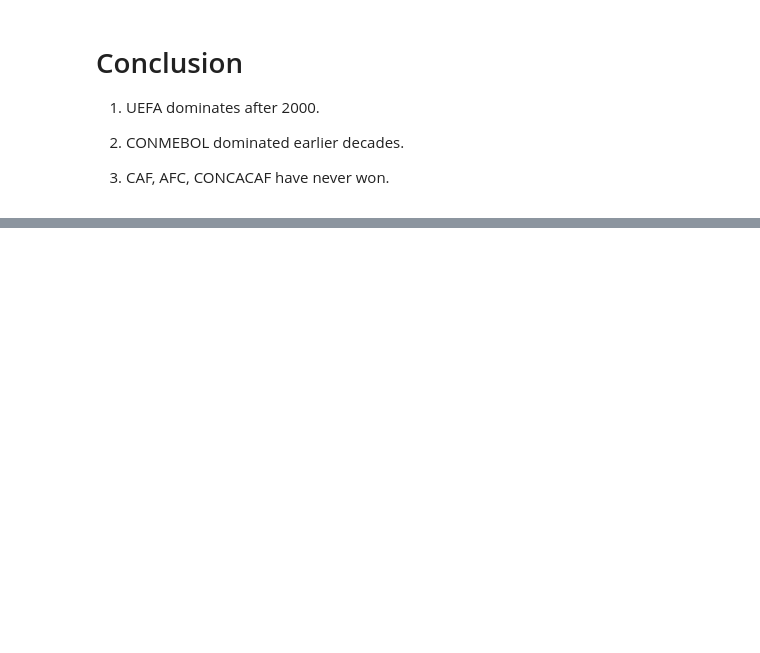
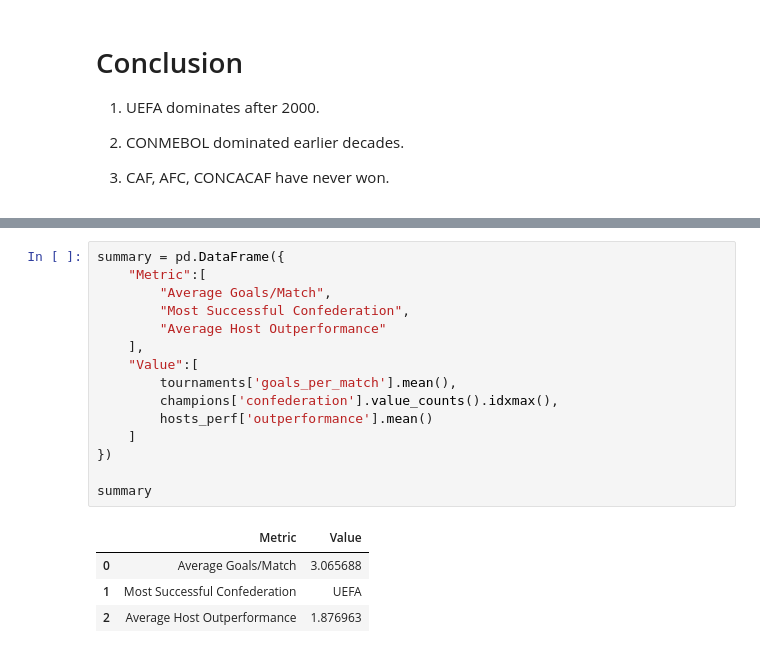
Before and after one commit to Genesis801/FIFA-World-Cup-2026, a Jupyter notebook: beginner_EDA.ipynb, the cells around one changed output, grey strips where cells are left out. Cells and saved outputs as stored; diff of their text form; blank space fills up the shorter version.

```diff
--- a/beginner_EDA.ipynb
+++ b/beginner_EDA.ipynb
@@ -377,0 +507,20 @@ sns.heatmap(
+# %%
+summary = pd.DataFrame({
+    "Metric":[
+        "Average Goals/Match",
+        "Most Successful Confederation",
+        "Average Host Outperformance"
+    ],
+    "Value":[
+        tournaments['goals_per_match'].mean(),
+        champions['confederation'].value_counts().idxmax(),
+        hosts_perf['outperformance'].mean()
+    ]
+})
+
+summary
+# %% [output]
+|  | Metric | Value |
+| 0 | Average Goals/Match | 3.065688 |
+| 1 | Most Successful Confederation | UEFA |
+| 2 | Average Host Outperformance | 1.876963 |
```
Also changed, not shown: parts of 8 cells of this notebook.
